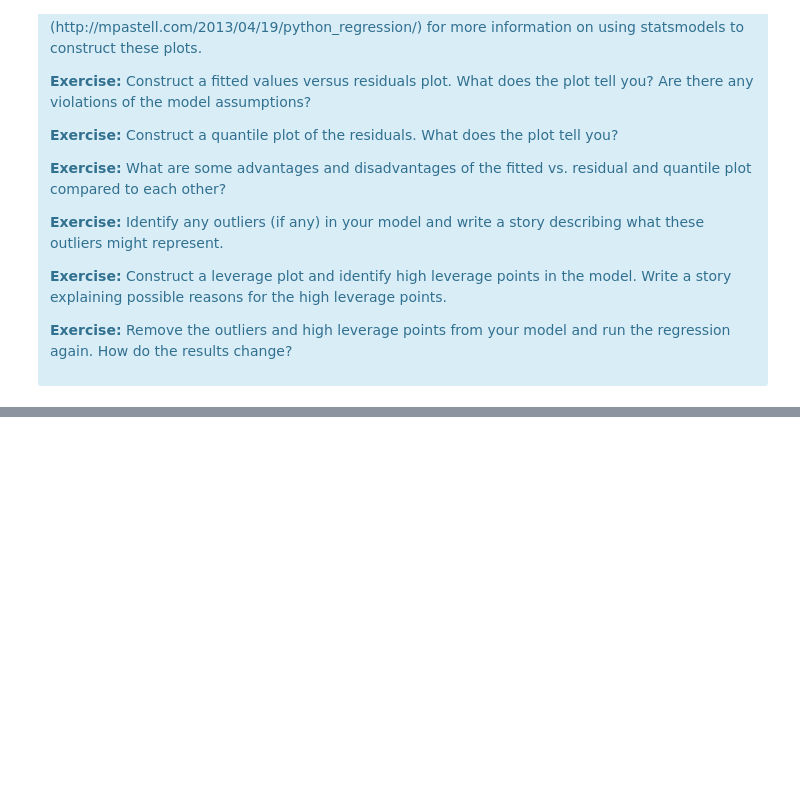
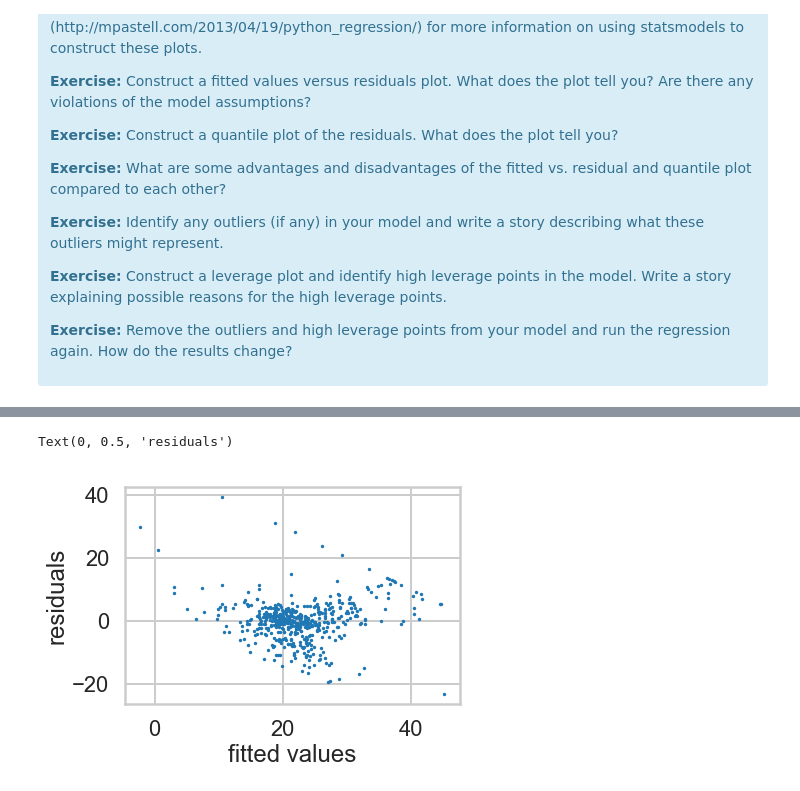
Before and after one commit to ghopping/Data_Science_Career_Track, a Jupyter notebook: linear_regression/Mini_Project_Linear_Regression.ipynb, the cells around one changed output, grey strips where cells are left out. Cells and saved outputs as stored; diff of their text form; code cells hidden in the pictures; blank space fills up the shorter version.

```diff
--- a/linear_regression/Mini_Project_Linear_Regression.ipynb
+++ b/linear_regression/Mini_Project_Linear_Regression.ipynb
@@ -748,0 +872,7 @@ There are some other issues that are important investigate with linear regressio
+# %%
+_ = plt.scatter(m.fittedvalues, m.resid, s=2)
+plt.xlabel('fitted values')
+plt.ylabel('residuals')
+# %% [output]
+Text(0, 0.5, 'residuals')
+[figure, added]
```
Also changed, not shown: parts of 29 cells of this notebook.
